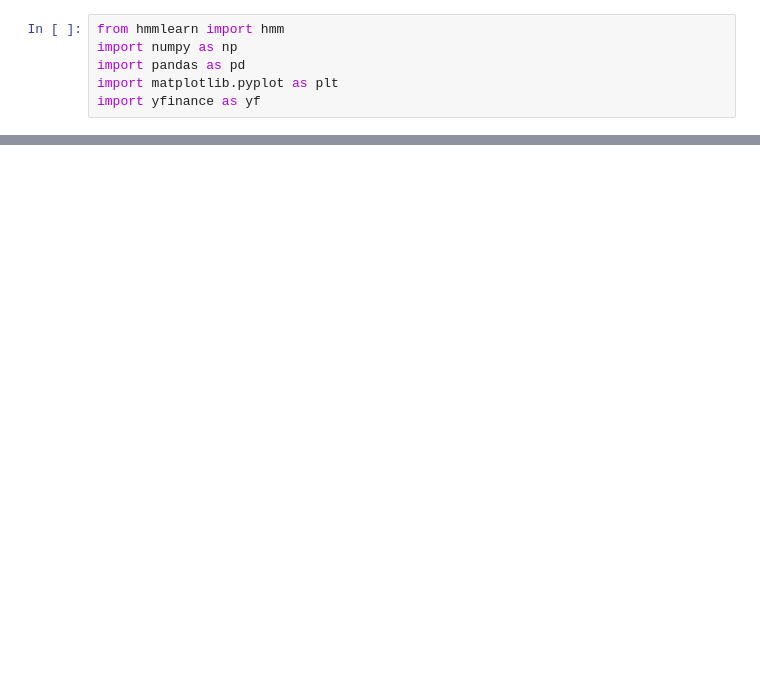
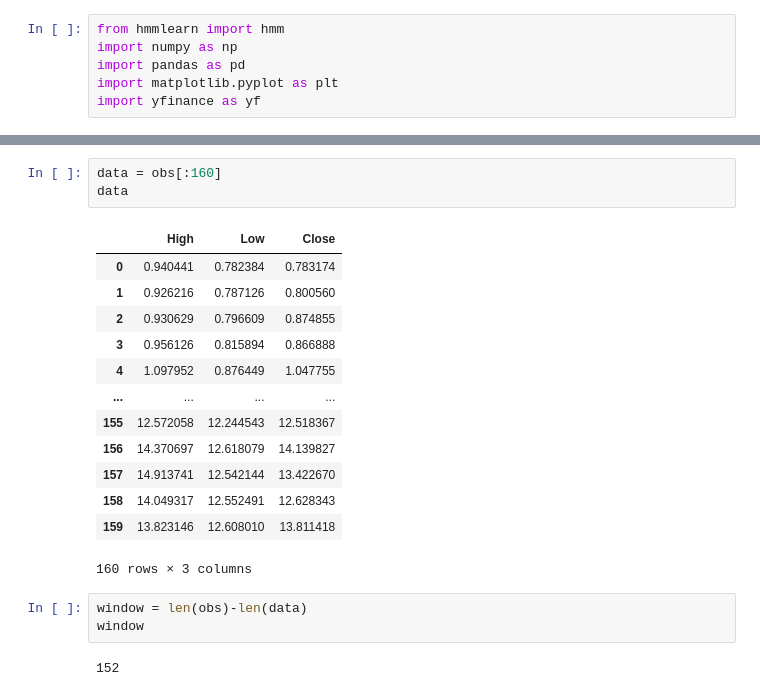
Before and after one commit to anderswol/AppStat2, a Jupyter notebook: Aske/aske_medstocks.ipynb, the cells around one changed output, grey strips where cells are left out. Drawn from its saved outputs; the diff is of its cells as text; blank space fills up the shorter version.

```diff
--- a/Aske/aske_medstocks.ipynb
+++ b/Aske/aske_medstocks.ipynb
@@ -87,0 +33,22 @@ plt.show()
+# %%
+data = obs[:160]
+data
+# %% [output]
+|  | High | Low | Close |
+| 0 | 0.940441 | 0.782384 | 0.783174 |
+| 1 | 0.926216 | 0.787126 | 0.800560 |
+| 2 | 0.930629 | 0.796609 | 0.874855 |
+| 3 | 0.956126 | 0.815894 | 0.866888 |
+| 4 | 1.097952 | 0.876449 | 1.047755 |
+| ... | ... | ... | ... |
+| 155 | 12.572058 | 12.244543 | 12.518367 |
+| 156 | 14.370697 | 12.618079 | 14.139827 |
+| 157 | 14.913741 | 12.542144 | 13.422670 |
+| 158 | 14.049317 | 12.552491 | 12.628343 |
+| 159 | 13.823146 | 12.608010 | 13.811418 |
+160 rows × 3 columns
+# %%
+window = len(obs)-len(data)
+window
+# %% [output]
+152
```
Also changed, not shown: parts of 5 cells of this notebook, 1 other file.
